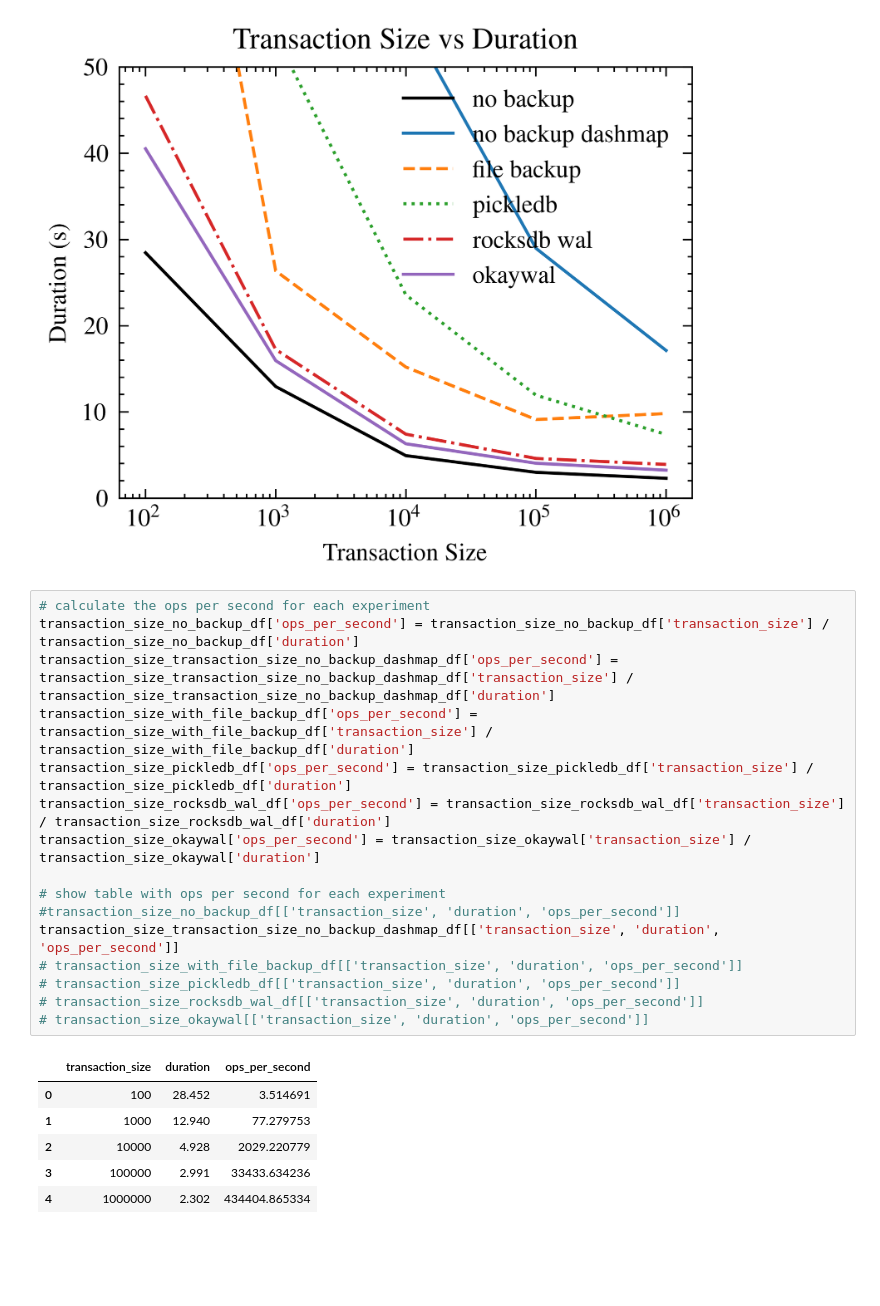
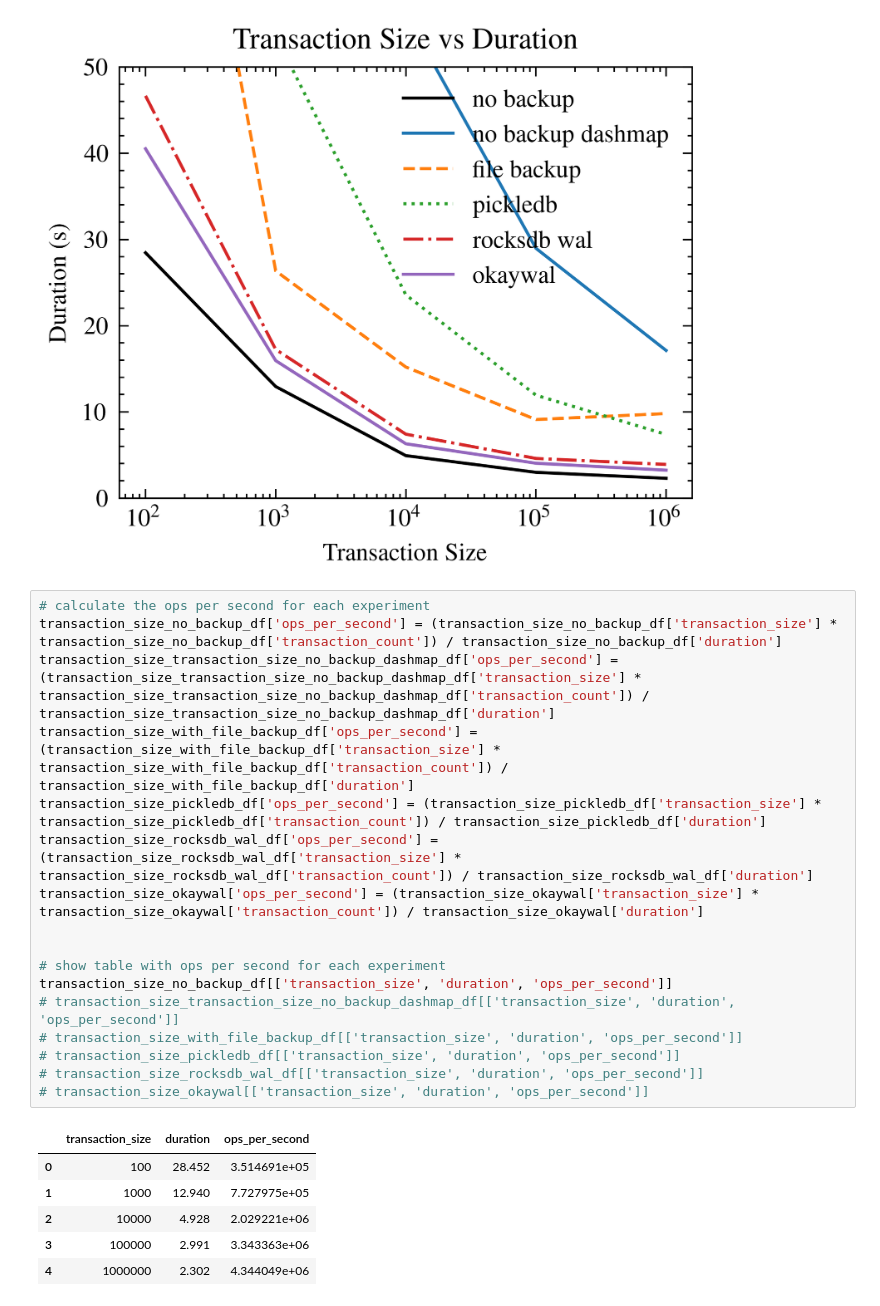
Before and after one commit to barmettlerl/zebra-doctor, a Jupyter notebook: notebook.IPYNB, the cells around one changed output. Drawn from its saved outputs; the diff is of its cells as text; blank space fills up the shorter version.

```diff
--- a/notebook.IPYNB
+++ b/notebook.IPYNB
@@ -261,24 +261,25 @@ transaction_size_okaywal.plot(x='transaction_size', y='duration', kind='line', t
 [figure]
 # %%
 # calculate the ops per second for each experiment
-transaction_size_no_backup_df['ops_per_second'] = transaction_size_no_backup_df['transaction_size'] / transaction_size_no_backup_df['duration']
-transaction_size_transaction_size_no_backup_dashmap_df['ops_per_second'] = transaction_size_transaction_size_no_backup_dashmap_df['transaction_size'] / transaction_size_transaction_size_no_backup_dashmap_df['duration']
-transaction_size_with_file_backup_df['ops_per_second'] = transaction_size_with_file_backup_df['transaction_size'] / transaction_size_with_file_backup_df['duration']
-transaction_size_pickledb_df['ops_per_second'] = transaction_size_pickledb_df['transaction_size'] / transaction_size_pickledb_df['duration']
-transaction_size_rocksdb_wal_df['ops_per_second'] = transaction_size_rocksdb_wal_df['transaction_size'] / transaction_size_rocksdb_wal_df['duration']
-transaction_size_okaywal['ops_per_second'] = transaction_size_okaywal['transaction_size'] / transaction_size_okaywal['duration']
+transaction_size_no_backup_df['ops_per_second'] = (transaction_size_no_backup_df['transaction_size'] * transaction_size_no_backup_df['transaction_count']) / transaction_size_no_backup_df['duration']
+transaction_size_transaction_size_no_backup_dashmap_df['ops_per_second'] = (transaction_size_transaction_size_no_backup_dashmap_df['transaction_size'] * transaction_size_transaction_size_no_backup_dashmap_df['transaction_count']) / transaction_size_transaction_size_no_backup_dashmap_df['duration']
+transaction_size_with_file_backup_df['ops_per_second'] = (transaction_size_with_file_backup_df['transaction_size'] * transaction_size_with_file_backup_df['transaction_count']) / transaction_size_with_file_backup_df['duration']
+transaction_size_pickledb_df['ops_per_second'] = (transaction_size_pickledb_df['transaction_size'] * transaction_size_pickledb_df['transaction_count']) / transaction_size_pickledb_df['duration']
+transaction_size_rocksdb_wal_df['ops_per_second'] = (transaction_size_rocksdb_wal_df['transaction_size'] * transaction_size_rocksdb_wal_df['transaction_count']) / transaction_size_rocksdb_wal_df['duration']
+transaction_size_okaywal['ops_per_second'] = (transaction_size_okaywal['transaction_size'] * transaction_size_okaywal['transaction_count']) / transaction_size_okaywal['duration']
+
 
 # show table with ops per second for each experiment
-#transaction_size_no_backup_df[['transaction_size', 'duration', 'ops_per_second']]
-transaction_size_transaction_size_no_backup_dashmap_df[['transaction_size', 'duration', 'ops_per_second']]
+transaction_size_no_backup_df[['transaction_size', 'duration', 'ops_per_second']]
+# transaction_size_transaction_size_no_backup_dashmap_df[['transaction_size', 'duration', 'ops_per_second']]
 # transaction_size_with_file_backup_df[['transaction_size', 'duration', 'ops_per_second']]
 # transaction_size_pickledb_df[['transaction_size', 'duration', 'ops_per_second']]
-# transaction_size_rocksdb_wal_df[['transaction_size', 'duration', 'ops_per_second']]
-# transaction_size_okaywal[['transaction_size', 'duration', 'ops_per_second']]
+# transaction_size_rocksdb_wal_df[['transaction_size', 'duration', 'ops_per_second']]
+# transaction_size_okaywal[['transaction_size', 'duration', 'ops_per_second']]
 # %% [output]
 |  | transaction_size | duration | ops_per_second |
-| 0 | 100 | 28.452 | 3.514691 |
-| 1 | 1000 | 12.940 | 77.279753 |
-| 2 | 10000 | 4.928 | 2029.220779 |
-| 3 | 100000 | 2.991 | 33433.634236 |
-| 4 | 1000000 | 2.302 | 434404.865334 |
+| 0 | 100 | 28.452 | 3.514691e+05 |
+| 1 | 1000 | 12.940 | 7.727975e+05 |
+| 2 | 10000 | 4.928 | 2.029221e+06 |
+| 3 | 100000 | 2.991 | 3.343363e+06 |
+| 4 | 1000000 | 2.302 | 4.344049e+06 |
```
Also changed, not shown: parts of 1 cell of this notebook.
